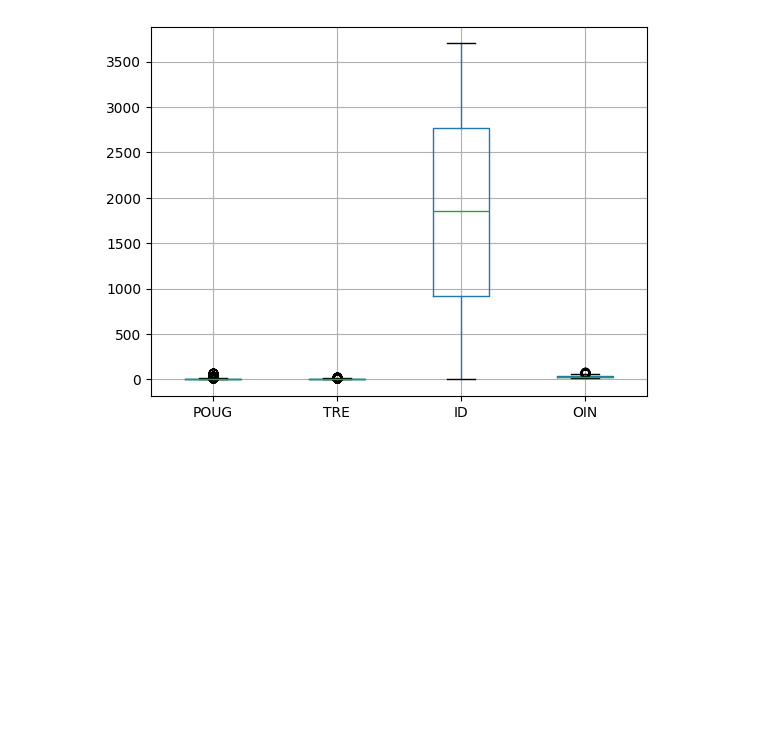
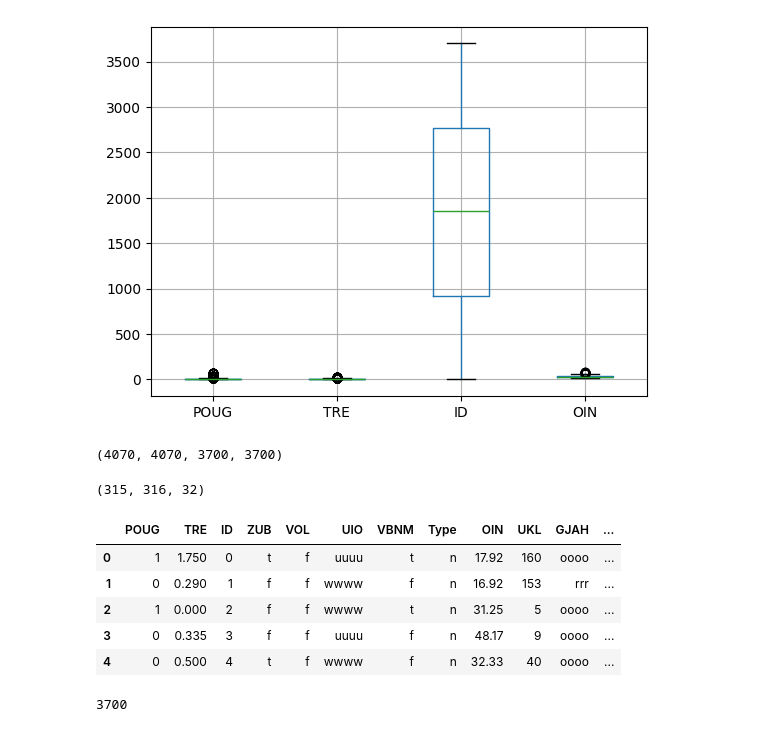
Before and after one commit to MohamedAdelNaguib/Multimodal-Bsed-Meme-Generation, a Jupyter notebook: binary_classifier/src/solution.ipynb, the cells around one changed output. Drawn from its saved outputs; the diff is of its cells as text; code cells hidden in the pictures; blank space fills up the shorter version.

Commit message:
merge data and check for missing values

```diff
--- a/binary_classifier/src/solution.ipynb
+++ b/binary_classifier/src/solution.ipynb
@@ -140,3 +140,33 @@ df2.boxplot()
 plt.show()
 # %% [output]
 [figure]
+# %%
+# check for duplicates that may affect the model
+len((df1['ID'])), len((df2['ID'])), len(set(df1['ID'])), len(set(df2['ID']))
+# %% [output]
+(4070, 4070, 3700, 3700)
+# %%
+# check for overlapped duplicates
+set1 = set(df1[df1.duplicated()]['ID'])
+set2 = set(df2[df2.duplicated()]['ID'])
+
+len(set1 - set2), len(set2 - set1), len(set1.intersection(set2))
+# %% [output]
+(315, 316, 32)
+# %%
+# left  merge on the ID column to get the features of df1 in df2 with the target feature type
+df = pd.merge(df2, df1, how='left', on='ID')
+#  Dropping the duplicates after merging to ensure the highest quality data
+df = df.drop_duplicates()
+df.head()
+# %% [output]
+|  | POUG | TRE | ID | ZUB | VOL | UIO | VBNM | Type | OIN | UKL | GJAH | ... |
+| 0 | 1 | 1.750 | 0 | t | f | uuuu | t | n | 17.92 | 160 | oooo | ... |
+| 1 | 0 | 0.290 | 1 | f | f | wwww | f | n | 16.92 | 153 | rrr | ... |
+| 2 | 1 | 0.000 | 2 | f | f | wwww | t | n | 31.25 | 5 | oooo | ... |
+| 3 | 0 | 0.335 | 3 | f | f | uuuu | f | n | 48.17 | 9 | oooo | ... |
+| 4 | 0 | 0.500 | 4 | t | f | wwww | f | n | 32.33 | 40 | oooo | ... |
+# %%
+len(df)
+# %% [output]
+3700
```
Also changed, not shown: parts of 1 cell of this notebook, 1 other file.
